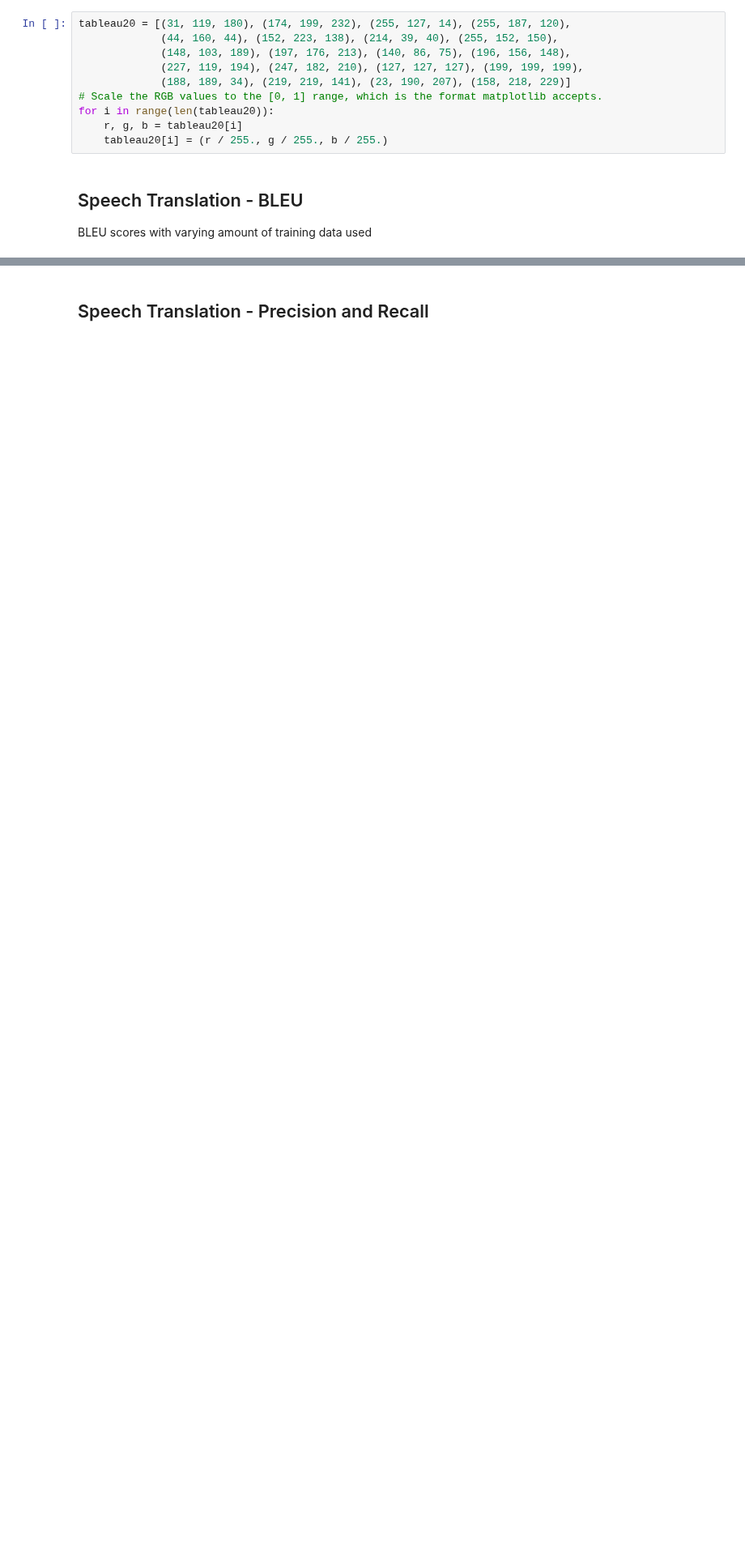
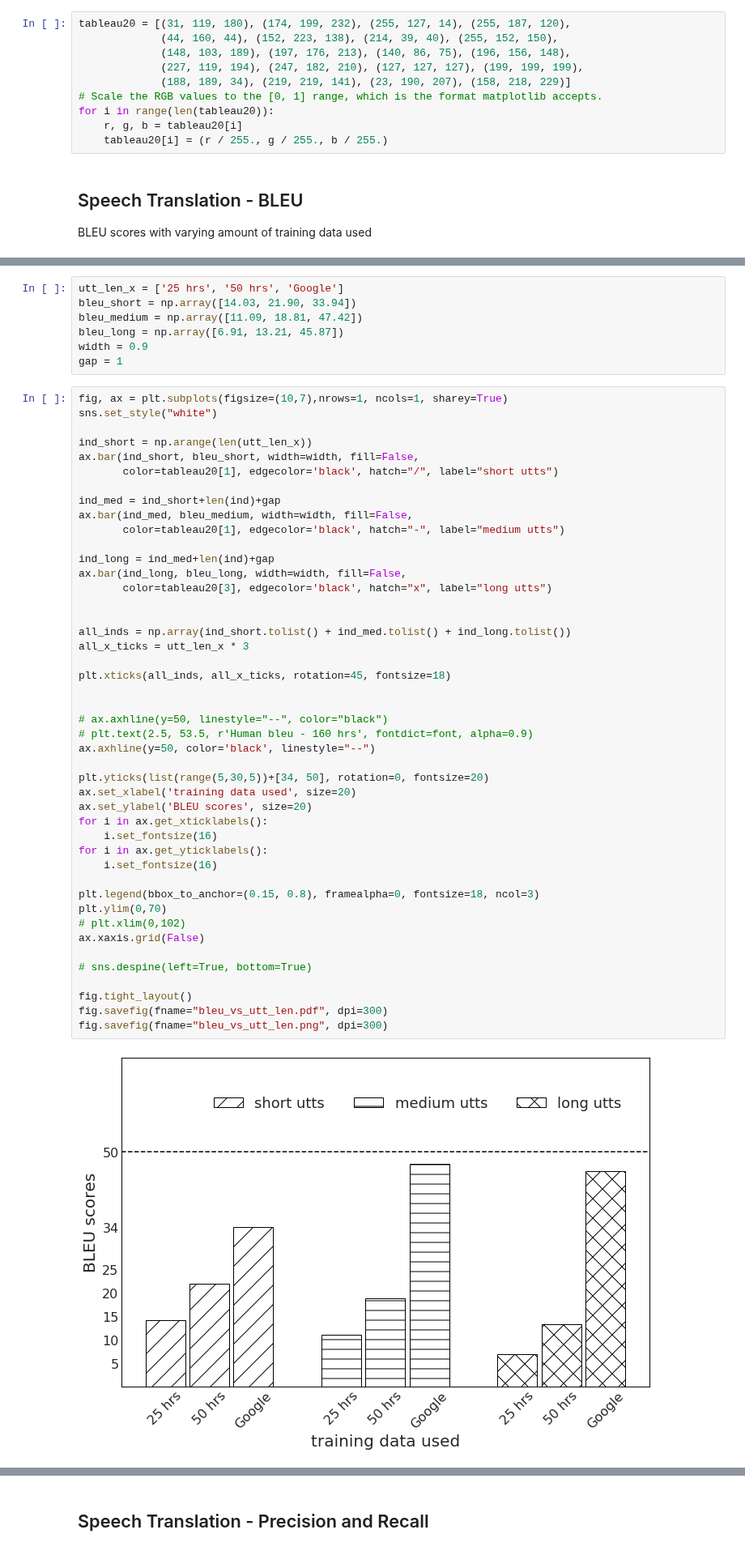
Before and after one commit to 0xSameer/speech2text, a Jupyter notebook: results.ipynb, the cells around one changed output, grey strips where cells are left out. Shown at 81% size. Cells and saved outputs as stored; diff of their text form; blank space fills up the shorter version.

```diff
--- a/results.ipynb
+++ b/results.ipynb
@@ -78,0 +159,54 @@ fig.savefig(fname="bleu_scores.pdf", dpi=300)
+# %%
+utt_len_x = ['25 hrs', '50 hrs', 'Google']
+bleu_short = np.array([14.03, 21.90, 33.94])
+bleu_medium = np.array([11.09, 18.81, 47.42])
+bleu_long = np.array([6.91, 13.21, 45.87])
+width = 0.9
+gap = 1
+# %%
+fig, ax = plt.subplots(figsize=(10,7),nrows=1, ncols=1, sharey=True)
+sns.set_style("white")
+
+ind_short = np.arange(len(utt_len_x))
+ax.bar(ind_short, bleu_short, width=width, fill=False,
+       color=tableau20[1], edgecolor='black', hatch="/", label="short utts")
+
+ind_med = ind_short+len(ind)+gap
+ax.bar(ind_med, bleu_medium, width=width, fill=False,
+       color=tableau20[1], edgecolor='black', hatch="-", label="medium utts")
+
+ind_long = ind_med+len(ind)+gap
+ax.bar(ind_long, bleu_long, width=width, fill=False,
+       color=tableau20[3], edgecolor='black', hatch="x", label="long utts")
+
+
+all_inds = np.array(ind_short.tolist() + ind_med.tolist() + ind_long.tolist())
+all_x_ticks = utt_len_x * 3
+
+plt.xticks(all_inds, all_x_ticks, rotation=45, fontsize=18)
+
+
+# ax.axhline(y=50, linestyle="--", color="black")
+# plt.text(2.5, 53.5, r'Human bleu - 160 hrs', fontdict=font, alpha=0.9)
+ax.axhline(y=50, color='black', linestyle="--")
+
+plt.yticks(list(range(5,30,5))+[34, 50], rotation=0, fontsize=20)
+ax.set_xlabel('training data used', size=20)
+ax.set_ylabel('BLEU scores', size=20)
+for i in ax.get_xticklabels():
+    i.set_fontsize(16)
+for i in ax.get_yticklabels():
+    i.set_fontsize(16)
+
+plt.legend(bbox_to_anchor=(0.15, 0.8), framealpha=0, fontsize=18, ncol=3)
+plt.ylim(0,70)
+# plt.xlim(0,102)
+ax.xaxis.grid(False)
+
+# sns.despine(left=True, bottom=True)
+
+fig.tight_layout()
+fig.savefig(fname="bleu_vs_utt_len.pdf", dpi=300)
+fig.savefig(fname="bleu_vs_utt_len.png", dpi=300)
+# %% [output]
+[figure, added]
```
Also changed, not shown: parts of 16 cells of this notebook, 7 other files.
